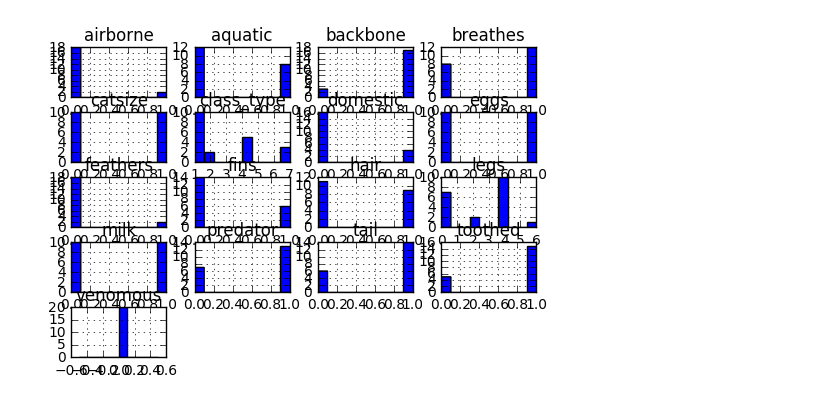
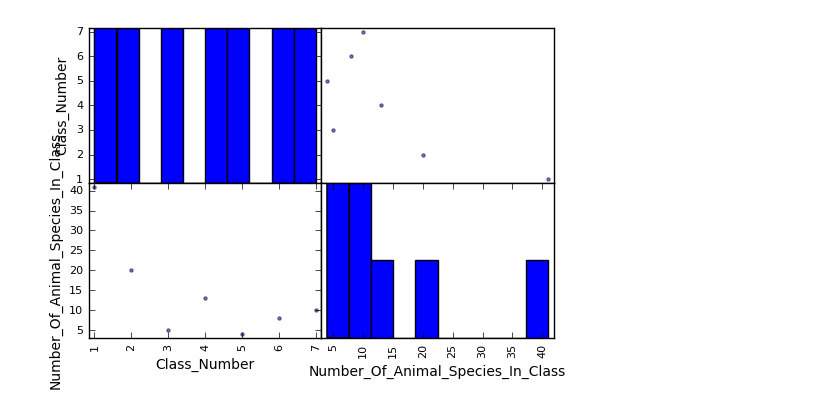
Before and after one commit to Shilpibhargava/Machine-Learning, a Jupyter notebook: Zoo Animal Dataset Visualization using matploltib.ipynb, the cells around one changed output. Drawn from its saved outputs; the diff is of its cells as text; code cells hidden in the pictures.

```diff
--- a/Zoo Animal Dataset Visualization using matploltib.ipynb
+++ b/Zoo Animal Dataset Visualization using matploltib.ipynb
@@ -89,5 +32,0 @@ AttributeError: 'numpy.ndarray' object has no attribute 'plot'
-# %%
-training_set.head(20).hist()
-plt.show()
-# %% [output]
-[figure, removed]
@@ -93,0 +35,5 @@ plt.show()
+# %%
+scatter_matrix(zoo_class_set)
+plt.show()
+# %% [output]
+[figure, added]
```
Also changed, not shown: parts of 8 cells of this notebook.
